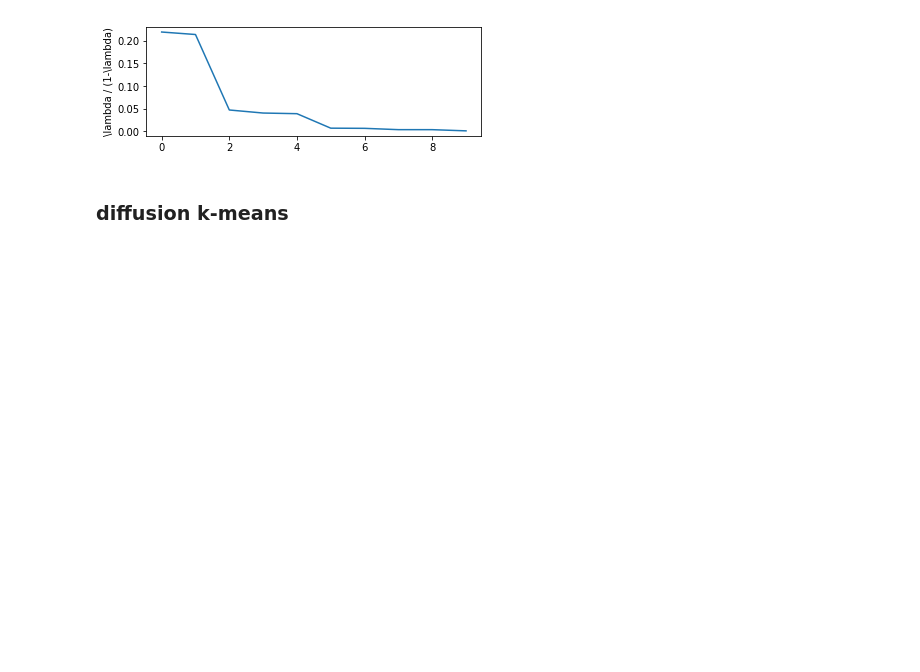
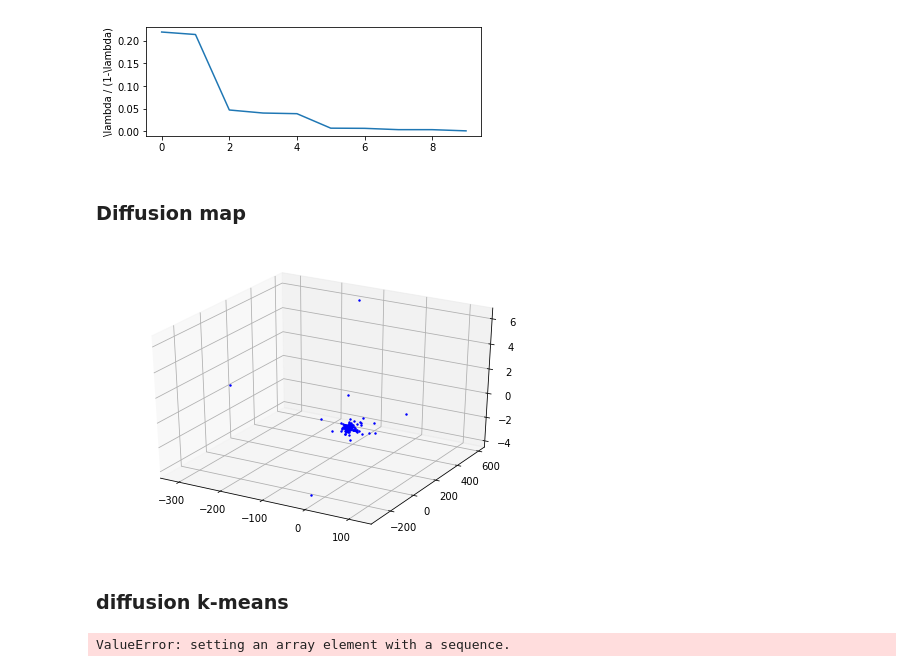
Before and after one commit to teshenglin/diffusion_maps, a Jupyter notebook: AnnLee's_code.ipynb, the cells around one changed output. Drawn from its saved outputs; the diff is of its cells as text; code cells hidden in the pictures; blank space fills up the shorter version.

```diff
--- a/AnnLee's_code.ipynb
+++ b/AnnLee's_code.ipynb
@@ -224,6 +226,17 @@ else:
 # %% [output]
 [figure]
 [figure]
+# %% [markdown]
+### Diffusion map
+# %%
+from mpl_toolkits.mplot3d import Axes3D
+
+fig = plt.figure()
+ax = Axes3D(fig)
+for i in range(len(X)):
+    ax.scatter(X[i][0],X[i][1],X[i][2],s=2, c="blue")
+# %% [output]
+[figure, added]
 # %% [markdown]
 ### diffusion k-means
 # %%
@@ -322,2 +357,4 @@ def distortionMinimization(X, phi0, k, c_0, DspFlag, epsilon):
 # %%
-diffusion_kmeans(X, k, phi0, Niter, 0.001)
+idx, C, ERR, DX = diffusion_kmeans(X, k, phi0, Niter, 0.001)
+# %% [output]
+ValueError: setting an array element with a sequence.
```
Also changed, not shown: parts of 6 cells of this notebook.
